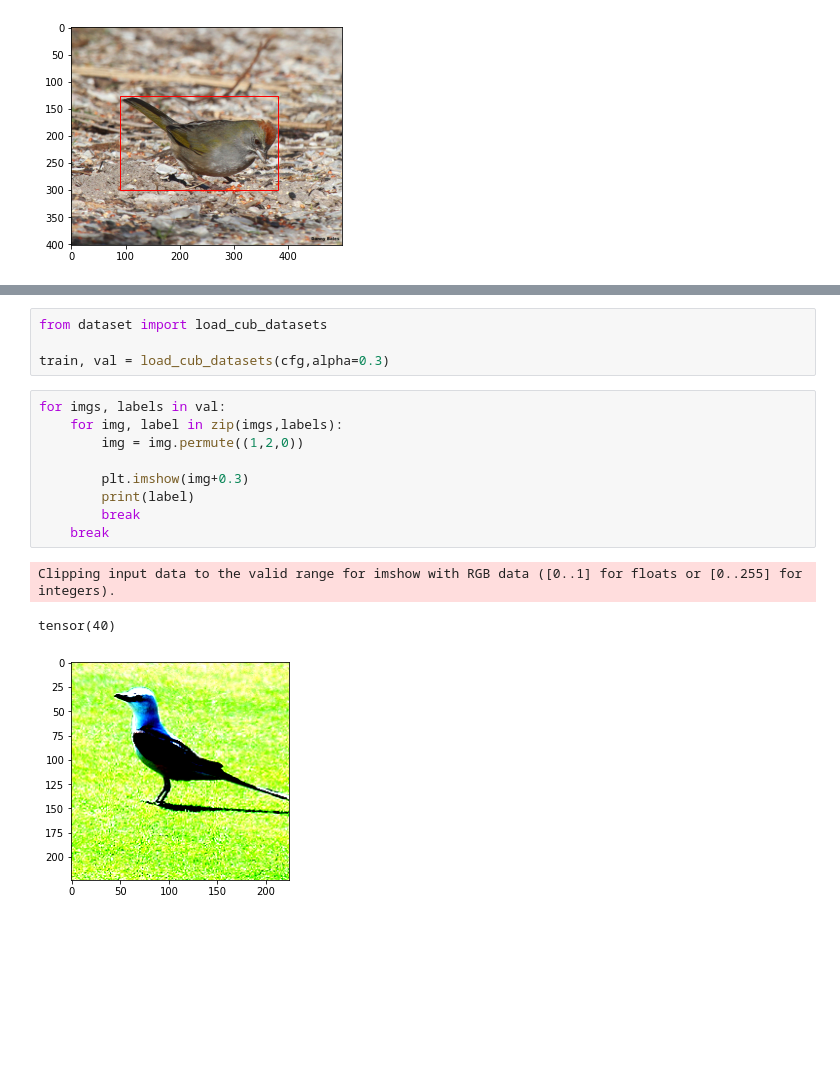
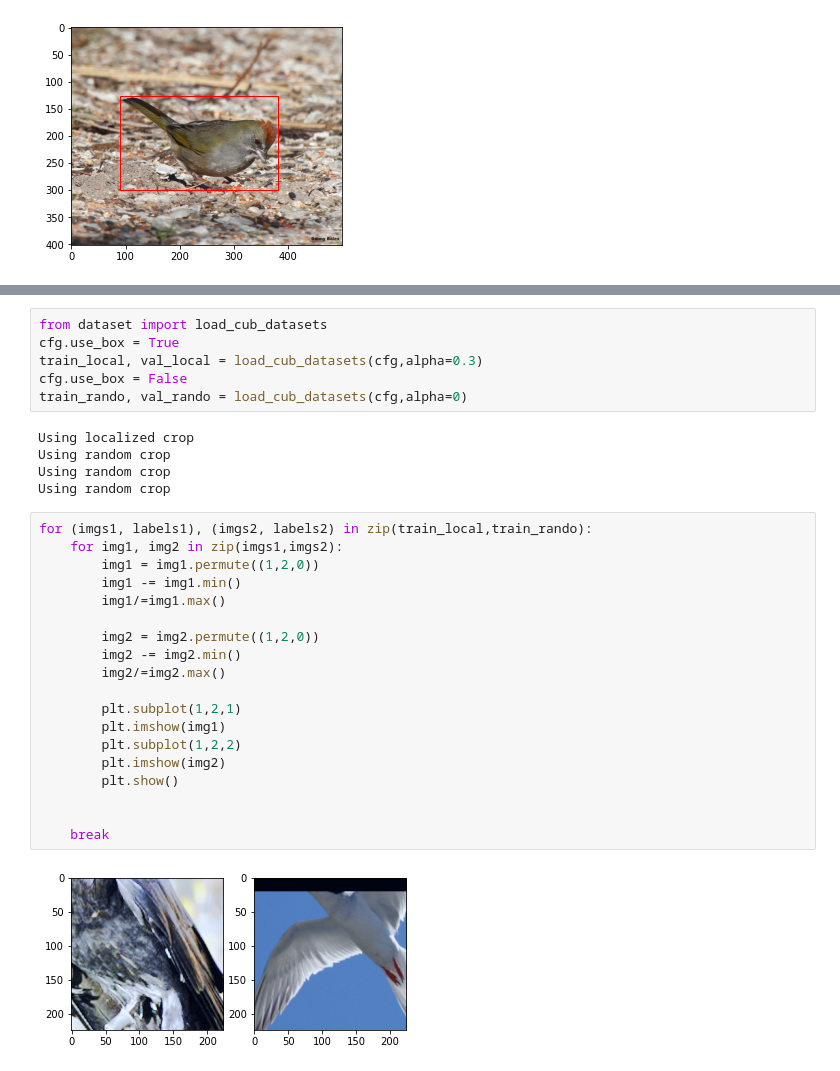
Before and after one commit to jonathanlys01/beyond_sota_w_sam, a Jupyter notebook: test_transform.ipynb, the cells around one changed output, grey strips where cells are left out. Cells and saved outputs as stored; diff of their text form; blank space fills up the shorter version.

```diff
--- a/test_transform.ipynb
+++ b/test_transform.ipynb
@@ -163,17 +89,32 @@ Wall time: 795 ms
 # %%
 from dataset import load_cub_datasets
-
-train, val = load_cub_datasets(cfg,alpha=0.3)
+cfg.use_box = True
+train_local, val_local = load_cub_datasets(cfg,alpha=0.3)
+cfg.use_box = False
+train_rando, val_rando = load_cub_datasets(cfg,alpha=0)
+# %% [output]
+Using localized crop
+Using random crop
+Using random crop
+Using random crop
 # %%
-for imgs, labels in val:
-    for img, label in zip(imgs,labels):
-        img = img.permute((1,2,0))
+for (imgs1, labels1), (imgs2, labels2) in zip(train_local,train_rando):
+    for img1, img2 in zip(imgs1,imgs2):
+        img1 = img1.permute((1,2,0))
+        img1 -= img1.min()
+        img1/=img1.max()
 
-        plt.imshow(img+0.3)
-        print(label)
-        break
+        img2 = img2.permute((1,2,0))
+        img2 -= img2.min()
+        img2/=img2.max()
+
+        plt.subplot(1,2,1)
+        plt.imshow(img1)
+        plt.subplot(1,2,2)
+        plt.imshow(img2)
+        plt.show()
+
+
     break
 # %% [output]
-Clipping input data to the valid range for imshow with RGB data ([0..1] for floats or [0..255] for integers).
-tensor(40)
-[figure, old version]
+[figure, new version]
```
Also changed, not shown: parts of 8 cells of this notebook, 5 other files.
